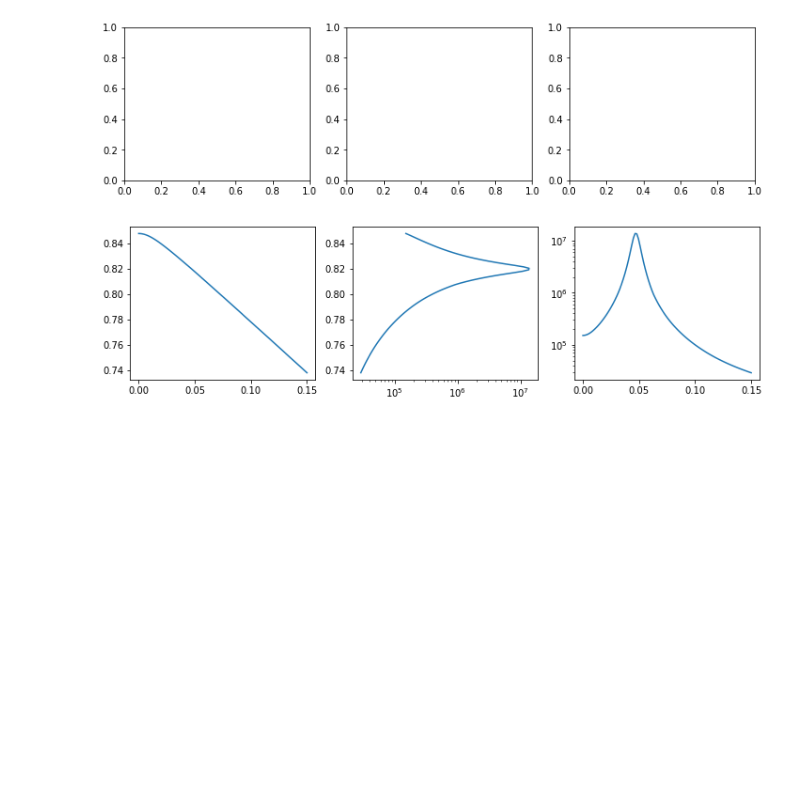
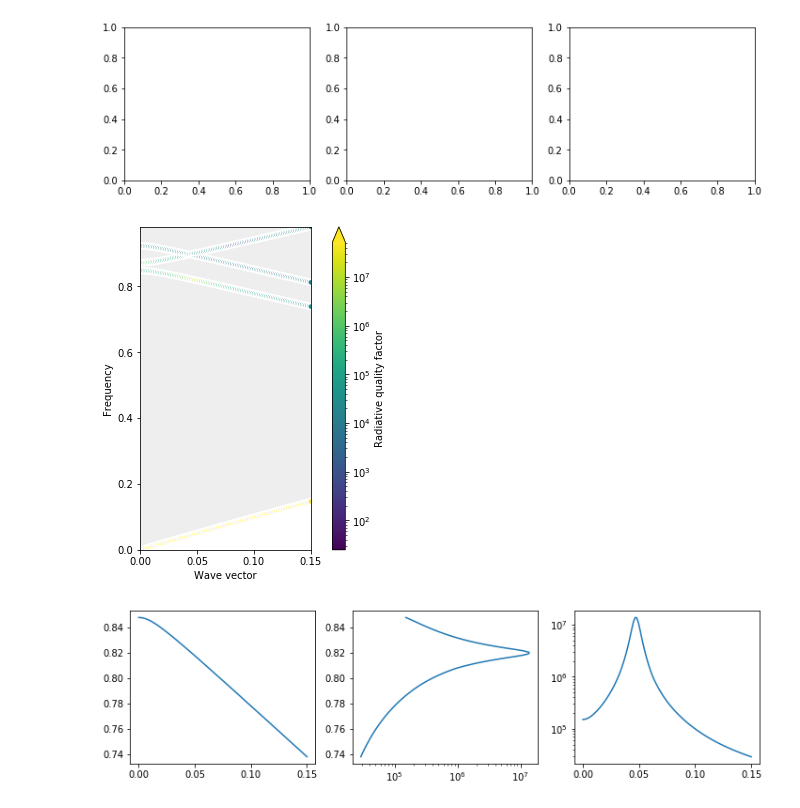
Before and after one commit to fancompute/legume, a Jupyter notebook: Notebooks/03 - Guided-mode expansion - asymmetric grating.ipynb, the cells around one changed output. Drawn from its saved outputs; the diff is of its cells as text; code cells hidden in the pictures; blank space fills up the shorter version.

```diff
--- a/Notebooks/03 - Guided-mode expansion - asymmetric grating.ipynb
+++ b/Notebooks/03 - Guided-mode expansion - asymmetric grating.ipynb
@@ -96,13 +96,15 @@ fig, ax = plt.subplots(1, 3, figsize=(12, 3))
 # %%
 # See the legume README to understand the options below
 path = phc.lattice.bz_path(['G', 0.3*np.array([np.pi, 0])], [100])
-gme = legume.GuidedModeExp(phc, gmax=6)
+gme = legume.GuidedModeExp(phc, gmax=8)
 
-options = {'gmode_inds': [1, 3, 5, 7, 9], 'numeig': 4, 'verbose': False, 'gmode_step': 1e-4, 'gmode_tol': 1e-12}
+options = {'gmode_inds': [1, 3, 5], 'numeig': 4, 'verbose': False, 'gmode_step': 1e-4, 'gmode_tol': 1e-12}
 
 gme.run(kpoints=path.kpoints, **options)
 
 ax = legume.viz.bands(gme, Q=True)
+# %% [output]
+[figure, added]
 # %%
 fig, ax = plt.subplots(1, 3, figsize=(12, 3))
 indmode = 1
```
Also changed, not shown: parts of 3 cells of this notebook, 2 other files.
